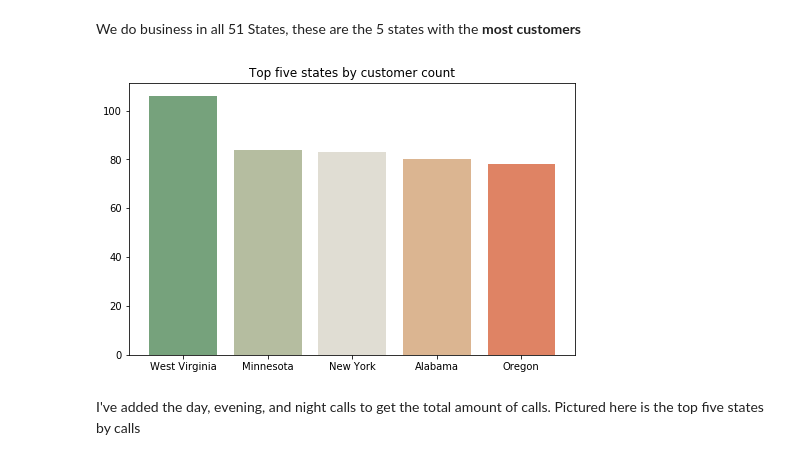
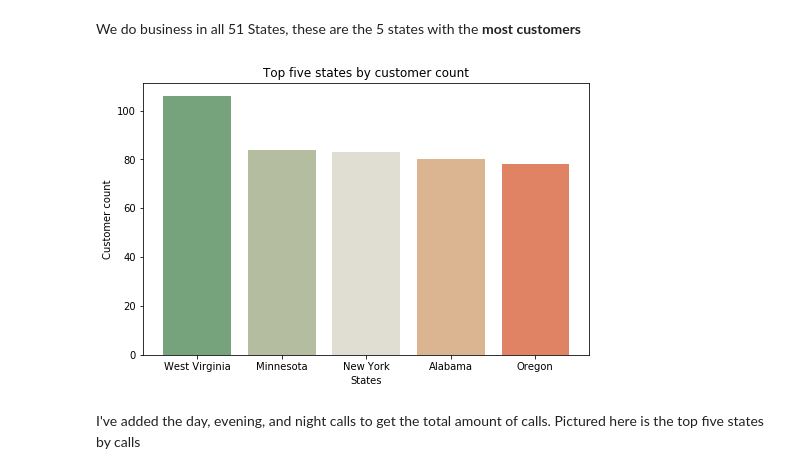
Before and after one commit to OsterMendel/mod3_project, a Jupyter notebook: EDA.ipynb, the cells around one changed output. Cells and saved outputs as stored; diff of their text form; code cells hidden in the pictures.

```diff
--- a/EDA.ipynb
+++ b/EDA.ipynb
@@ -71,12 +57,14 @@ We do business in all 51 States, these are the 5 states with the __most customer
 # %%
 plt.figure(figsize=(8,5));
 plt.title('Top five states by customer count');
+plt.ylabel('Customer count');
+plt.xlabel('States')
 tp_fv_st = df['state'].value_counts()[:5]
 states = ['West Virginia', 'Minnesota', 'New York', 'Alabama', 'Oregon']
 colors1 = ['#76a27c', '#b5bda0', '#e0ddd3', '#dbb591', '#df8364']
 plt.bar(states,tp_fv_st,color=colors1);
-plt.savefig('graphs_and_images/top_five_states_by_customer.png')
+# plt.savefig('graphs_and_images/top_five_states_by_customer.png')
 # %% [output]
-[figure, old version]
+[figure, new version]
 # %% [markdown]
 I've added the day, evening, and night calls to get the total amount of calls. Pictured here is the top five states by calls
```
Also changed, not shown: parts of 8 cells of this notebook, 3 other files.
